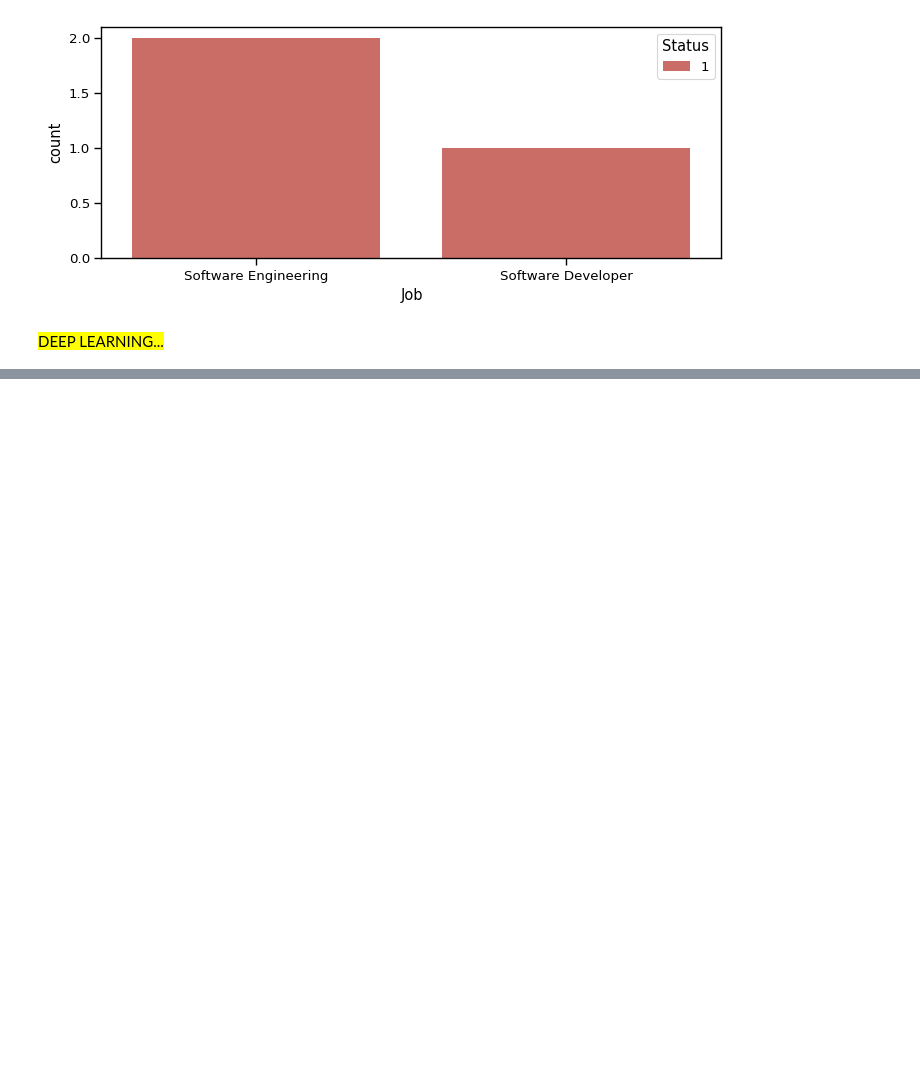
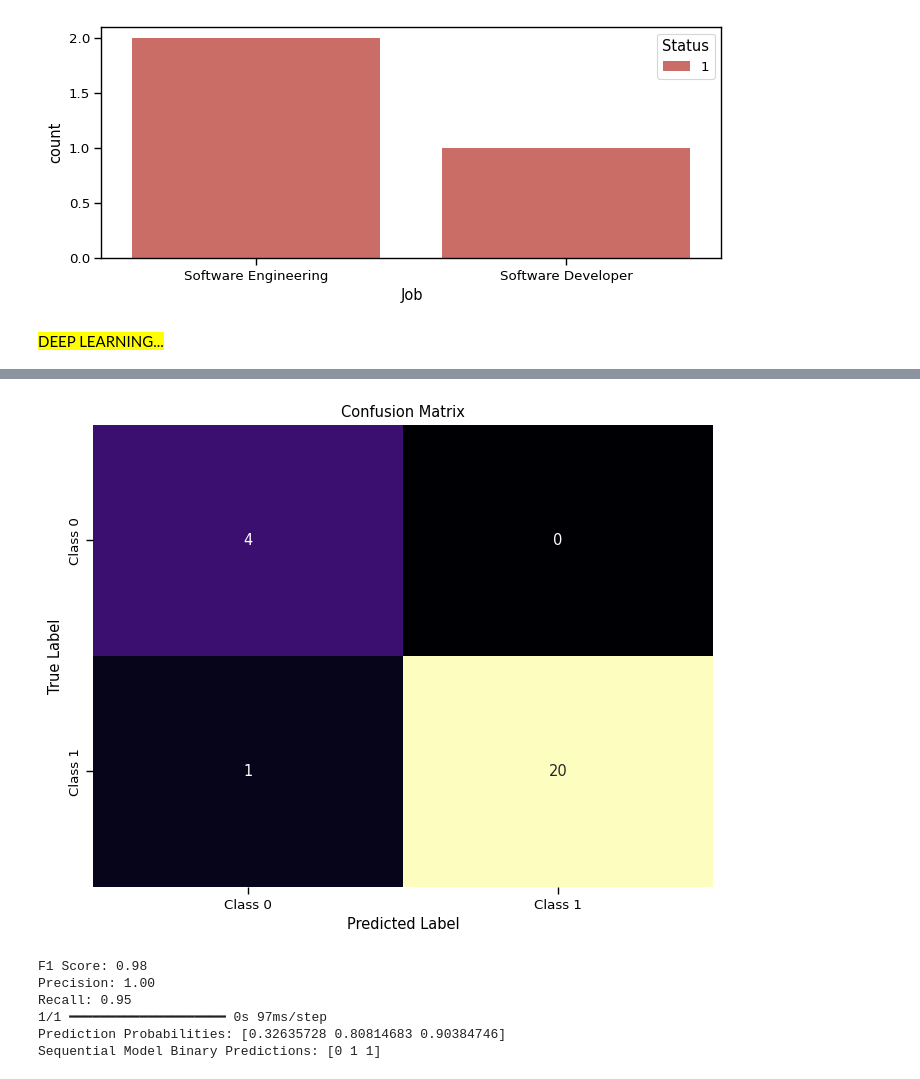
Before and after one commit to jawdatmerhy/public, a Jupyter notebook: softwareRisk.ipynb, the cells around one changed output, grey strips where cells are left out. Cells and saved outputs as stored; diff of their text form; code cells hidden in the pictures; blank space fills up the shorter version.

```diff
--- a/softwareRisk.ipynb
+++ b/softwareRisk.ipynb
@@ -2437,6 +2437,17 @@ cm = confusion_matrix(y_test, y_pred_binary)
 print("Confusion Matrix:")
 print(cm)
 
+
+# Plot confusion matrix as a heatmap
+plt.figure(figsize=(8, 6))
+sns.heatmap(cm, annot=True, fmt='d', cmap='magma', cbar=False,
+            xticklabels=['Class 0', 'Class 1'], yticklabels=['Class 0', 'Class 1'])
+
+plt.xlabel('Predicted Label')
+plt.ylabel('True Label')
+plt.title('Confusion Matrix')
+plt.show()
+
 # Calculate and print additional metrics
 f1 = f1_score(y_test, y_pred_binary)
 precision = precision_score(y_test, y_pred_binary)
@@ -2475,3 +2486,10 @@ Sequential Model Binary Predictions: [1 1 0]
+[figure, added]
+F1 Score: 0.98
+Precision: 1.00
+Recall: 0.95
+1/1 ━━━━━━━━━━━━━━━━━━━━ 0s 97ms/step
+Prediction Probabilities: [0.32635728 0.80814683 0.90384746]
+Sequential Model Binary Predictions: [0 1 1]
 # %%
 ####################################################
 display_colored_message("DEEP LEARNING...")
```
Also changed, not shown: parts of 2 cells of this notebook.
